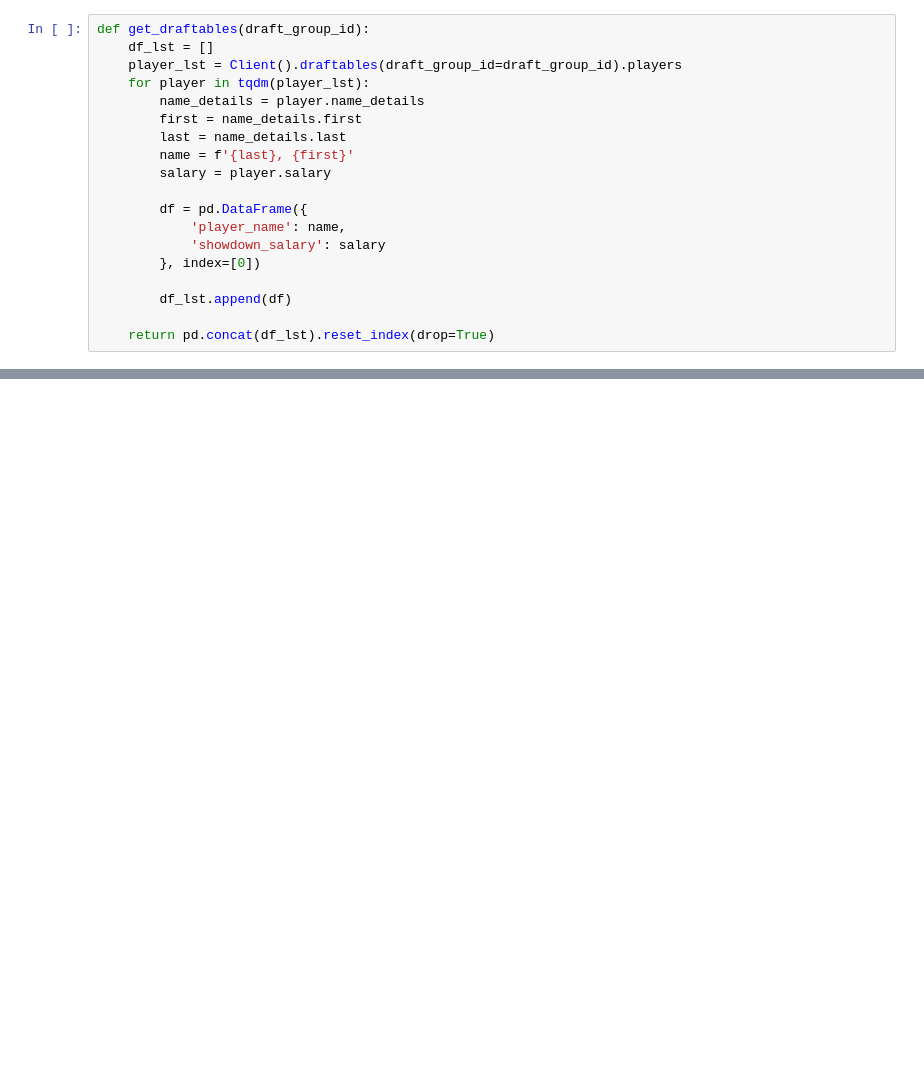
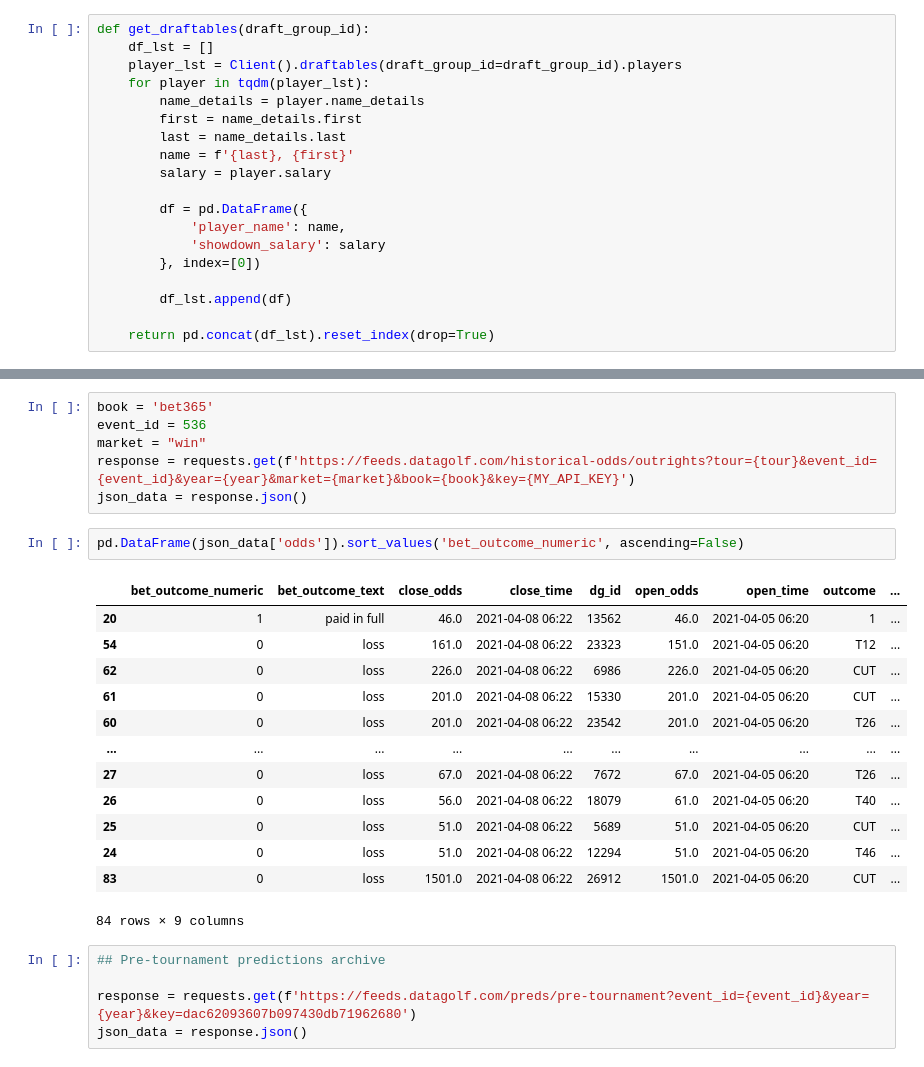
Before and after one commit to mtodisco10/data-golf, a Jupyter notebook: Extract From Data Golf API.ipynb, the cells around one changed output, grey strips where cells are left out. Cells and saved outputs as stored; diff of their text form; blank space fills up the shorter version.

Commit message:
refactoring code.  Exploring historical data

```diff
--- a/Extract From Data Golf API.ipynb
+++ b/Extract From Data Golf API.ipynb
@@ -302,0 +252,27 @@ showdown_df = merged_df.merge(draftable_df, how = 'left', on ='player_name')
+# %%
+book = 'bet365'
+event_id = 536
+market = "win"
+response = requests.get(f'https://feeds.datagolf.com/historical-odds/outrights?tour={tour}&event_id={event_id}&year={year}&market={market}&book={book}&key={MY_API_KEY}')
+json_data = response.json()
+# %%
+pd.DataFrame(json_data['odds']).sort_values('bet_outcome_numeric', ascending=False)
+# %% [output]
+|  | bet_outcome_numeric | bet_outcome_text | close_odds | close_time | dg_id | open_odds | open_time | outcome | ... |
+| 20 | 1 | paid in full | 46.0 | 2021-04-08 06:22 | 13562 | 46.0 | 2021-04-05 06:20 | 1 | ... |
+| 54 | 0 | loss | 161.0 | 2021-04-08 06:22 | 23323 | 151.0 | 2021-04-05 06:20 | T12 | ... |
+| 62 | 0 | loss | 226.0 | 2021-04-08 06:22 | 6986 | 226.0 | 2021-04-05 06:20 | CUT | ... |
+| 61 | 0 | loss | 201.0 | 2021-04-08 06:22 | 15330 | 201.0 | 2021-04-05 06:20 | CUT | ... |
+| 60 | 0 | loss | 201.0 | 2021-04-08 06:22 | 23542 | 201.0 | 2021-04-05 06:20 | T26 | ... |
+| ... | ... | ... | ... | ... | ... | ... | ... | ... | ... |
+| 27 | 0 | loss | 67.0 | 2021-04-08 06:22 | 7672 | 67.0 | 2021-04-05 06:20 | T26 | ... |
+| 26 | 0 | loss | 56.0 | 2021-04-08 06:22 | 18079 | 61.0 | 2021-04-05 06:20 | T40 | ... |
+| 25 | 0 | loss | 51.0 | 2021-04-08 06:22 | 5689 | 51.0 | 2021-04-05 06:20 | CUT | ... |
+| 24 | 0 | loss | 51.0 | 2021-04-08 06:22 | 12294 | 51.0 | 2021-04-05 06:20 | T46 | ... |
+| 83 | 0 | loss | 1501.0 | 2021-04-08 06:22 | 26912 | 1501.0 | 2021-04-05 06:20 | CUT | ... |
+84 rows × 9 columns
+# %%
+## Pre-tournament predictions archive
+
+response = requests.get(f'https://feeds.datagolf.com/preds/pre-tournament?event_id={event_id}&year={year}&key=dac62093607b097430db71962680')
+json_data = response.json()
```
Also changed, not shown: parts of 47 cells of this notebook, 1 other file.
